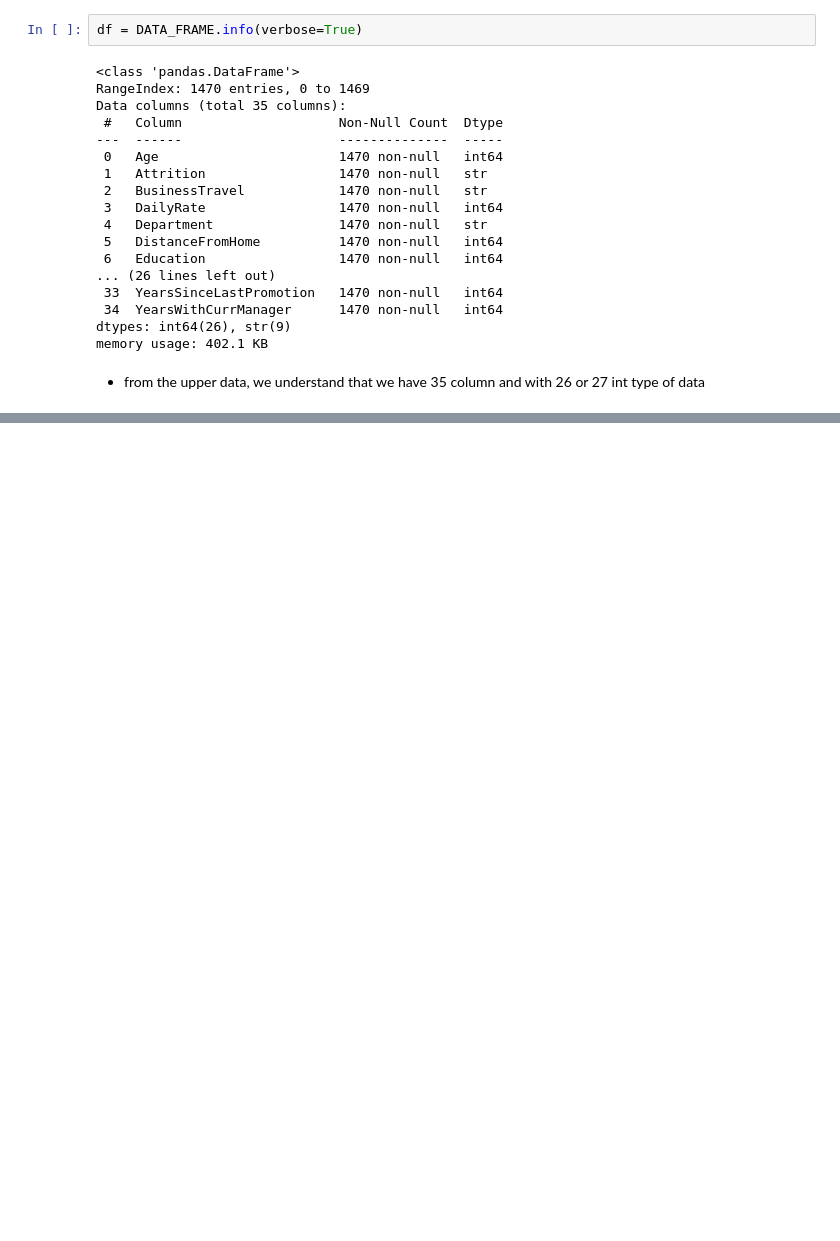
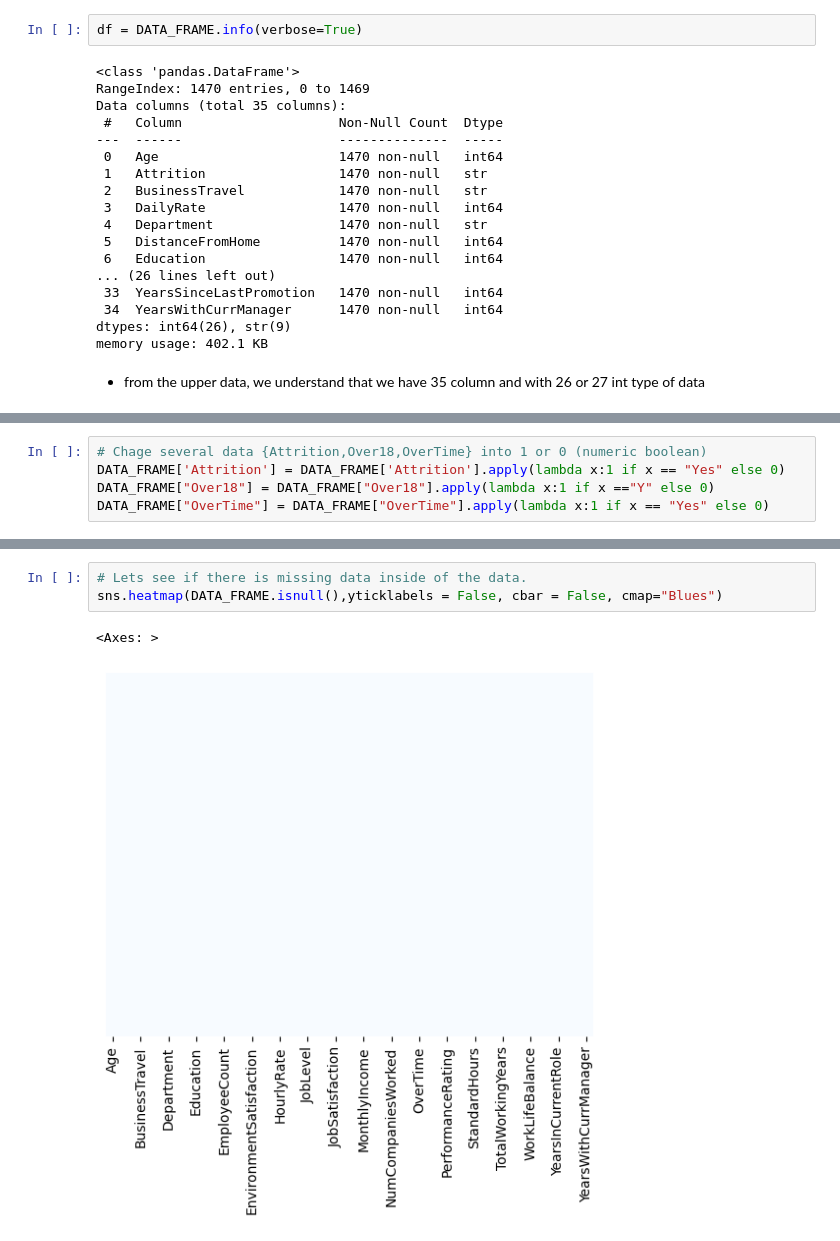
Before and after one commit to Niervash/HR_Departement, a Jupyter notebook: Human-Resourcce-analysis.ipynb, the cells around one changed output, grey strips where cells are left out. Cells and saved outputs as stored; diff of their text form; blank space fills up the shorter version.

```diff
--- a/Human-Resourcce-analysis.ipynb
+++ b/Human-Resourcce-analysis.ipynb
@@ -100,0 +102,5 @@ DATA_FRAME.describe()
+# %%
+# Chage several data {Attrition,Over18,OverTime} into 1 or 0 (numeric boolean)
+DATA_FRAME['Attrition'] = DATA_FRAME['Attrition'].apply(lambda x:1 if x == "Yes" else 0)
+DATA_FRAME["Over18"] = DATA_FRAME["Over18"].apply(lambda x:1 if x =="Y" else 0)
+DATA_FRAME["OverTime"] = DATA_FRAME["OverTime"].apply(lambda x:1 if x == "Yes" else 0)
@@ -100,0 +136,6 @@ DATA_FRAME.describe()
+# %%
+# Lets see if there is missing data inside of the data.
+sns.heatmap(DATA_FRAME.isnull(),yticklabels = False, cbar = False, cmap="Blues")
+# %% [output]
+<Axes: >
+[figure, added]
```
Also changed, not shown: parts of 20 cells of this notebook.
